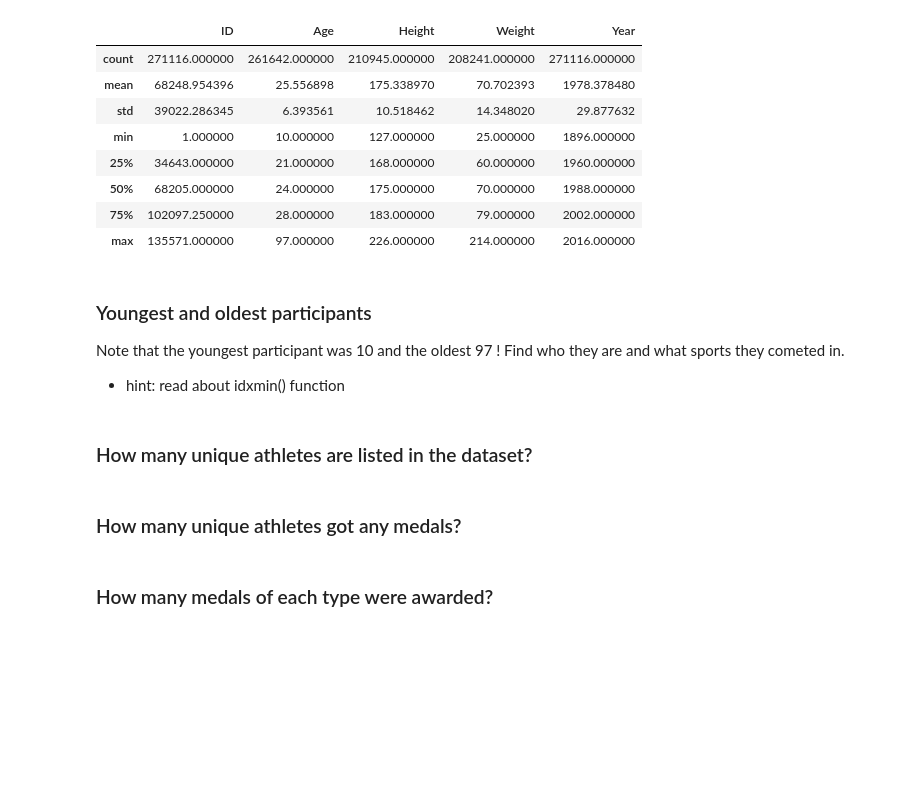
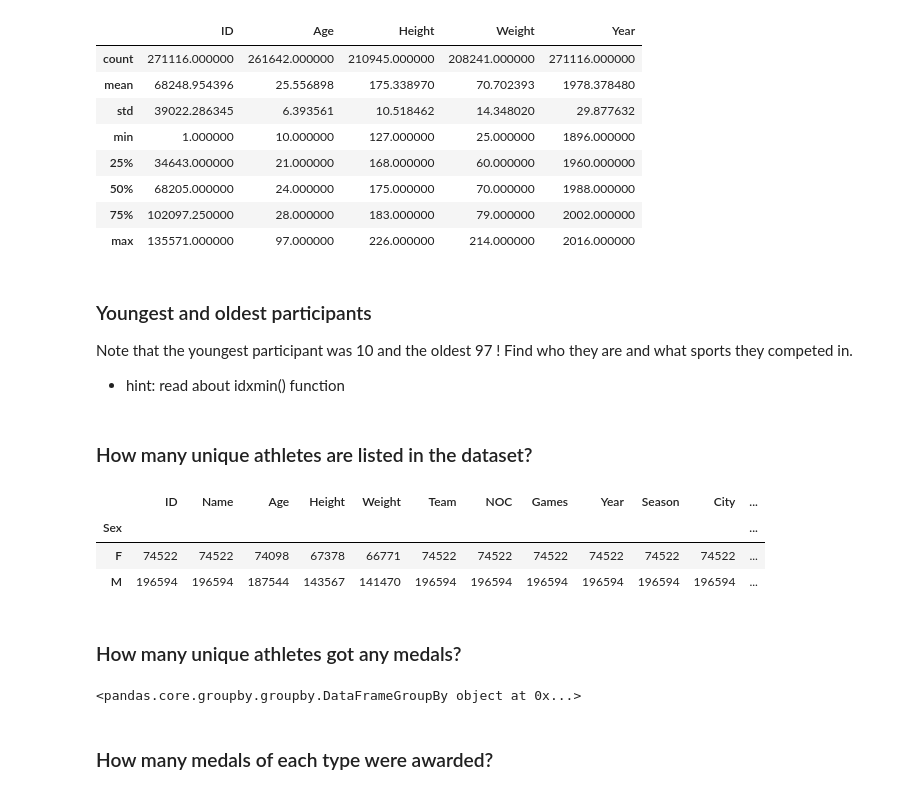
Before and after one commit to duch11/ML1, a Jupyter notebook: exercises/olympic_history.ipynb, the cells around one changed output. Drawn from its saved outputs; the diff is of its cells as text; code cells hidden in the pictures; blank space fills up the shorter version.

```diff
--- a/exercises/olympic_history.ipynb
+++ b/exercises/olympic_history.ipynb
@@ -15,3 +13,5 @@ df = # your code here
+# %%
+df = pd.read_csv("data/athlete_events.csv")
 # %%
 df.head()
 # %% [output]
@@ -35,12 +35,26 @@ df.describe()
 | max | 135571.000000 | 97.000000 | 226.000000 | 214.000000 | 2016.000000 |
 # %% [markdown]
 ### Youngest and oldest participants
-Note that the youngest participant was 10 and the oldest 97 ! Find who they are and what sports they cometed in.
+Note that the youngest participant was 10 and the oldest 97 ! Find who they are and what sports they competed in.
  - hint: read about idxmin() function
+# %%
+newdata = df.copy()
+ages = newdata.get("Age").get(1)
 # %% [markdown]
 ### How many unique athletes are listed in the dataset?
+# %%
+newdata.groupby("Sex").count()
+# %% [output]
+|  | ID | Name | Age | Height | Weight | Team | NOC | Games | Year | Season | City | ... |
+| Sex |  |  |  |  |  |  |  |  |  |  |  | ... |
+| F | 74522 | 74522 | 74098 | 67378 | 66771 | 74522 | 74522 | 74522 | 74522 | 74522 | 74522 | ... |
+| M | 196594 | 196594 | 187544 | 143567 | 141470 | 196594 | 196594 | 196594 | 196594 | 196594 | 196594 | ... |
 # %% [markdown]
 ### How many unique athletes got any medals?
+# %%
+newdata.groupby("Age")
+# %% [output]
+<pandas.core.groupby.groupby.DataFrameGroupBy object at 0x...>
 # %% [markdown]
 ### How many medals of each type were awarded?
 # %% [markdown]
```
Also changed, not shown: parts of 1 cell of this notebook, 2 other files.
